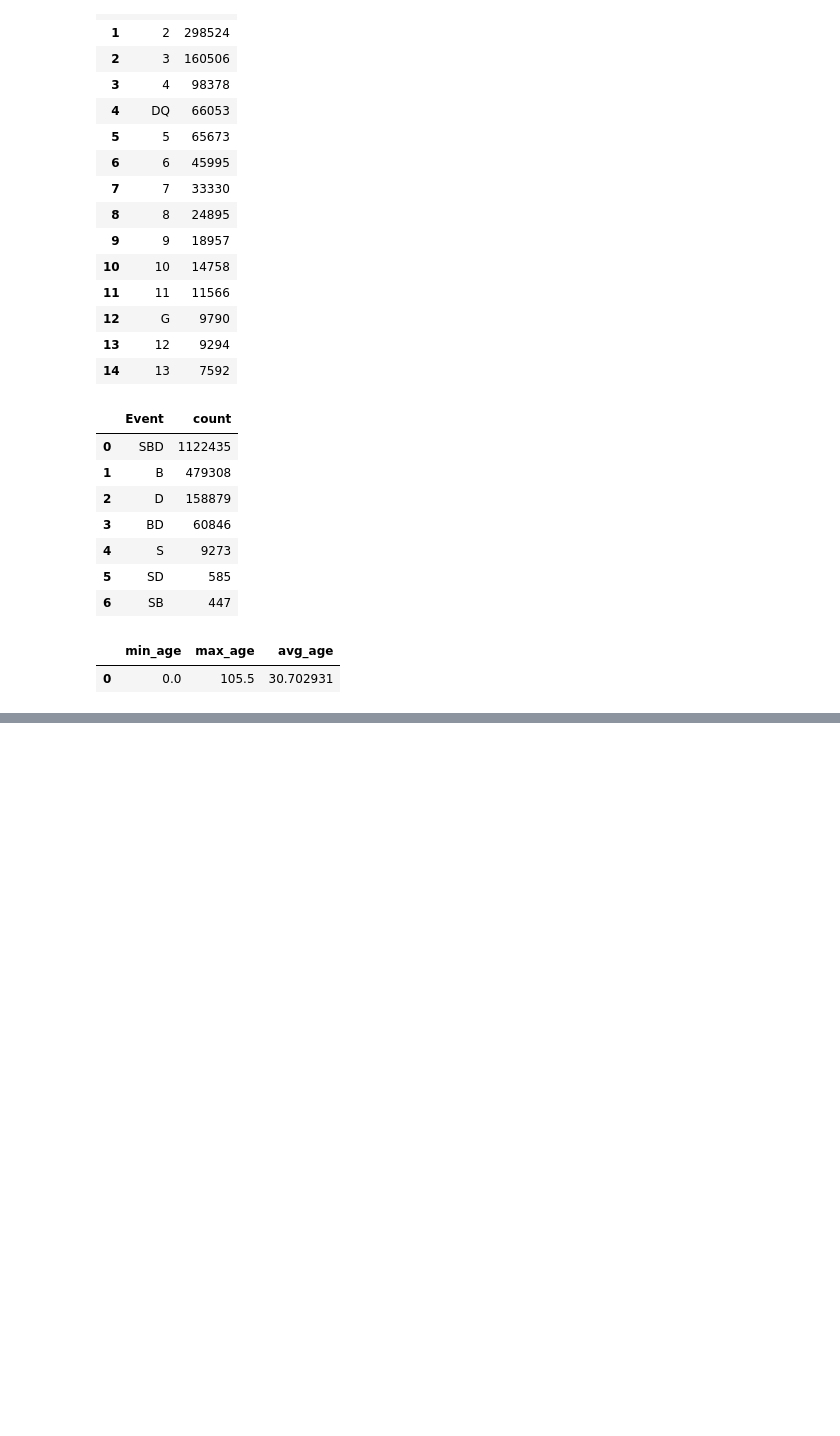
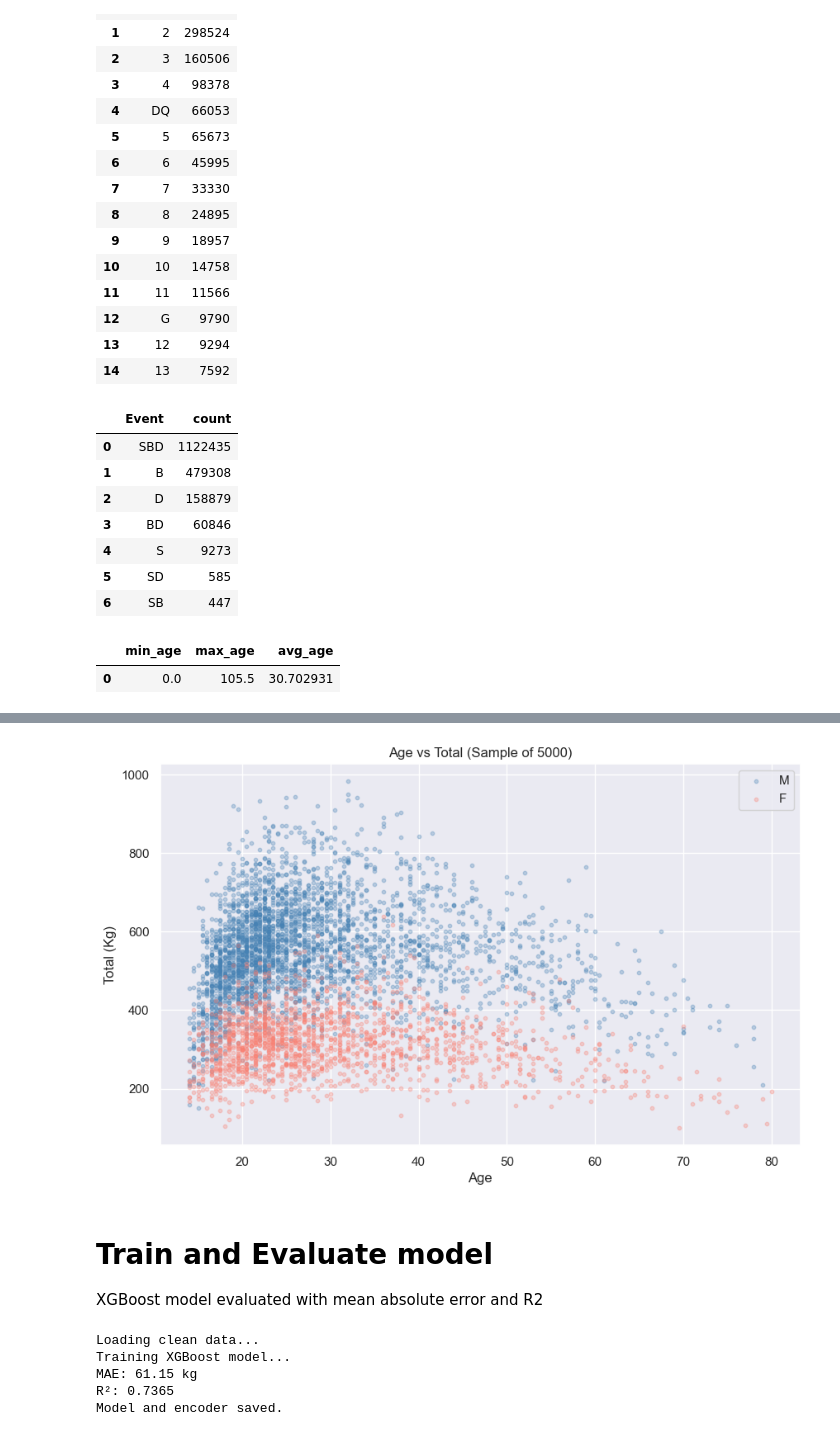
Before and after one commit to LawrenceK01/pl-predictor, a Jupyter notebook: notebooks/01_eda.ipynb, the cells around one changed output, grey strips where cells are left out. Saved outputs shown, nothing was run; the diff lists cells and outputs as text; code cells hidden in the pictures; blank space fills up the shorter version.

```diff
--- a/notebooks/01_eda.ipynb
+++ b/notebooks/01_eda.ipynb
@@ -130,0 +204,30 @@ Min and max ages at 0.0 and 105.5 are unrealistic and data quality issues. Avera
+# %%
+# Age vs Total
+plt.figure(figsize=(10, 6))
+for sex, colour in [('M', 'steelblue'), ('F', 'salmon')]:
+    subset = sample[sample['Sex'] == sex]
+    plt.scatter(subset['Age'], subset['TotalKg'], alpha=0.3, s=10, color=colour, label=sex)
+
+plt.xlabel('Age')
+plt.ylabel('Total (Kg)')
+plt.title('Age vs Total (Sample of 5000)')
+plt.legend()
+plt.savefig('outputs/age_vs_total.png', dpi=150)
+plt.show()
+# %% [output]
+[figure, added]
+# %% [markdown]
+# Train and Evaluate model
+XGBoost model evaluated with mean absolute error and R2
+# %%
+import importlib
+import src.model as model_module
+importlib.reload(model_module)
+
+model, le, X_test, y_test, preds = model_module.train()
+# %% [output]
+Loading clean data...
+Training XGBoost model...
+MAE: 61.15 kg
+R²: 0.7365
+Model and encoder saved.
```
Also changed, not shown: parts of 7 cells of this notebook, 6 other files.
